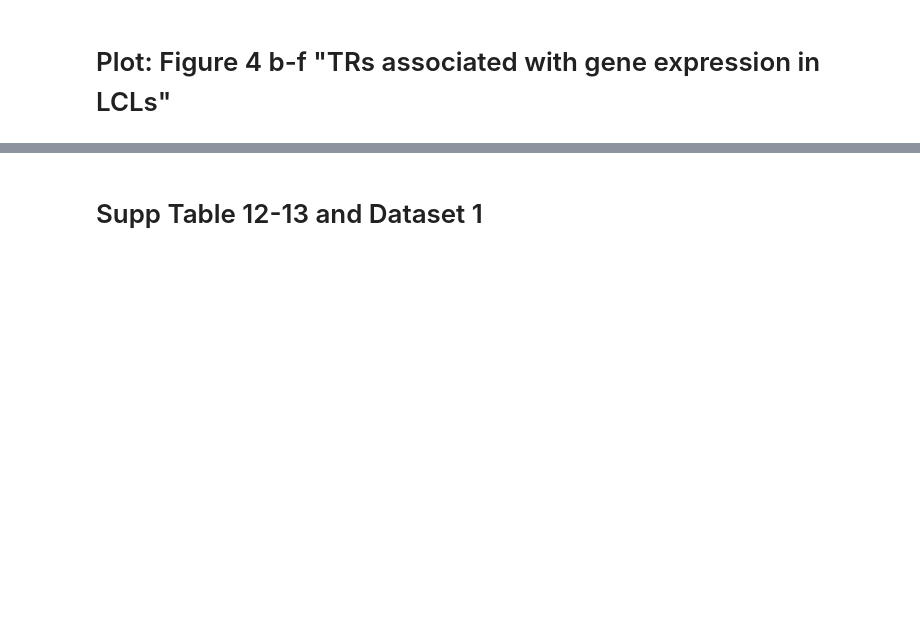
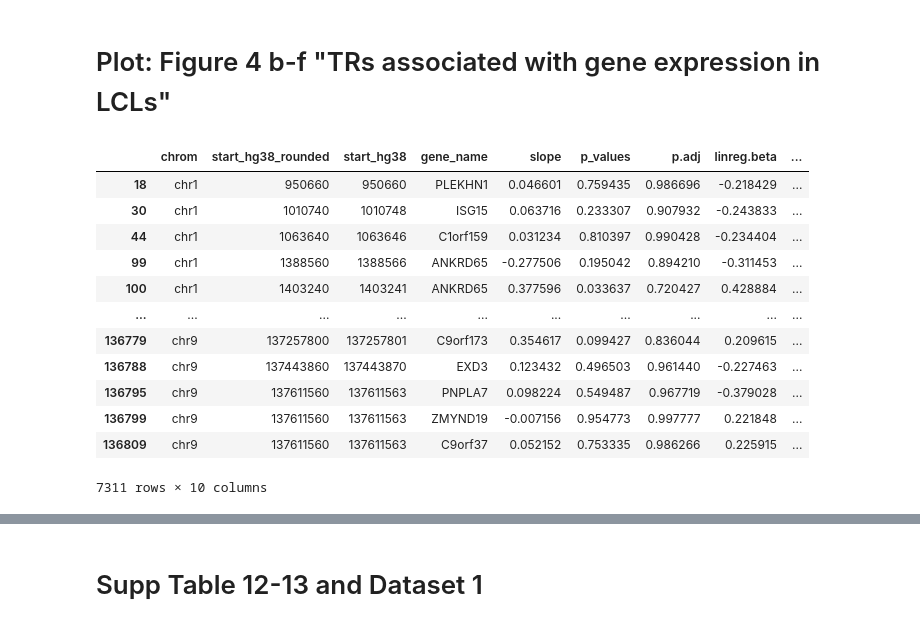
Before and after one commit to gymreklab/1000Genomes-TR-Analysis, a Jupyter notebook: figure-notebooks-round2/Figure4-TRsAssociatedWithGeneExpressionInLCLs.ipynb, the cells around one changed output, grey strips where cells are left out. Drawn from its saved outputs; the diff is of its cells as text; code cells hidden in the pictures; blank space fills up the shorter version.

```diff
--- a/figure-notebooks-round2/Figure4-TRsAssociatedWithGeneExpressionInLCLs.ipynb
+++ b/figure-notebooks-round2/Figure4-TRsAssociatedWithGeneExpressionInLCLs.ipynb
@@ -394,6 +400,22 @@ def plot_eTR(str_gene,ax,motif,gene_name):
 # fig.savefig(os.path.join(PLOTDIR, "Figure4e-f-%s.pdf"%title_ef))
 # %% [markdown]
 # Plot: Figure 4 b-f "TRs associated with gene expression in LCLs"
+# %%
+afr_merged[afr_merged["slope"].abs()<1]
+# %% [output]
+|  | chrom | start_hg38_rounded | start_hg38 | gene_name | slope | p_values | p.adj | linreg.beta | ... |
+| 18 | chr1 | 950660 | 950660 | PLEKHN1 | 0.046601 | 0.759435 | 0.986696 | -0.218429 | ... |
+| 30 | chr1 | 1010740 | 1010748 | ISG15 | 0.063716 | 0.233307 | 0.907932 | -0.243833 | ... |
+| 44 | chr1 | 1063640 | 1063646 | C1orf159 | 0.031234 | 0.810397 | 0.990428 | -0.234404 | ... |
+| 99 | chr1 | 1388560 | 1388566 | ANKRD65 | -0.277506 | 0.195042 | 0.894210 | -0.311453 | ... |
+| 100 | chr1 | 1403240 | 1403241 | ANKRD65 | 0.377596 | 0.033637 | 0.720427 | 0.428884 | ... |
+| ... | ... | ... | ... | ... | ... | ... | ... | ... | ... |
+| 136779 | chr9 | 137257800 | 137257801 | C9orf173 | 0.354617 | 0.099427 | 0.836044 | 0.209615 | ... |
+| 136788 | chr9 | 137443860 | 137443870 | EXD3 | 0.123432 | 0.496503 | 0.961440 | -0.227463 | ... |
+| 136795 | chr9 | 137611560 | 137611563 | PNPLA7 | 0.098224 | 0.549487 | 0.967719 | -0.379028 | ... |
+| 136799 | chr9 | 137611560 | 137611563 | ZMYND19 | -0.007156 | 0.954773 | 0.997777 | 0.221848 | ... |
+| 136809 | chr9 | 137611560 | 137611563 | C9orf37 | 0.052152 | 0.753335 | 0.986266 | 0.225915 | ... |
+7311 rows × 10 columns
 # %%
 sub_lenged=['a','c','d','b','e','f']
 
```
Also changed, not shown: parts of 3 cells of this notebook.
